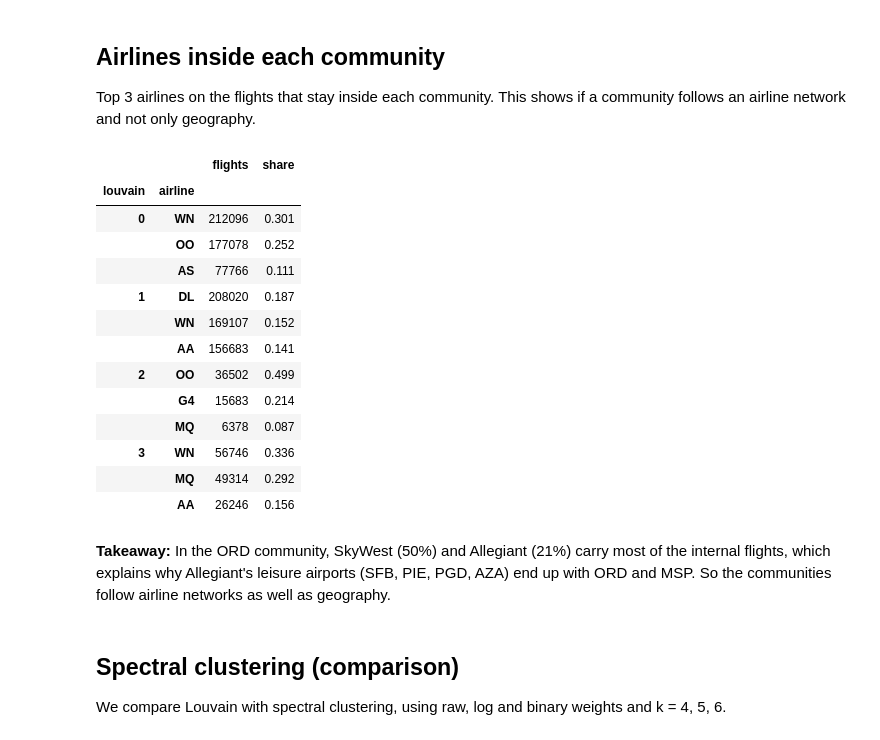
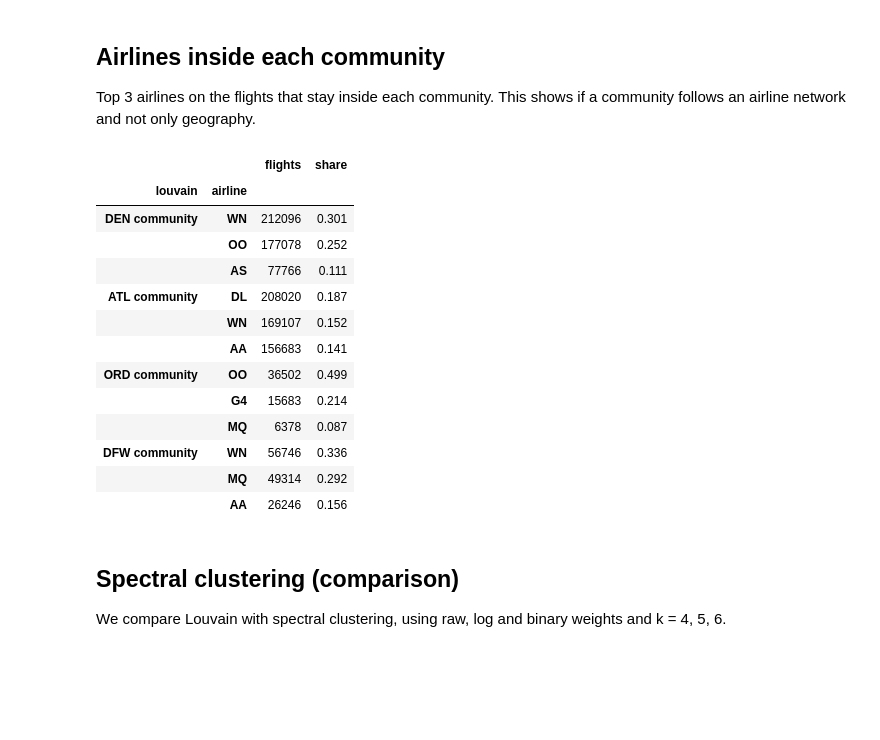
Before and after one commit to Smaash7/ComputationalToolsForDS, a Jupyter notebook: notebooks/03_airport_network.ipynb, the cells around one changed output. Cells and saved outputs as stored; diff of their text form; code cells hidden in the pictures; blank space fills up the shorter version.

```diff
--- a/notebooks/03_airport_network.ipynb
+++ b/notebooks/03_airport_network.ipynb
@@ -25,28 +25,29 @@ if str(project_root) not in sys.path:
 
 from src.config import CLEAN_PARQUET, EDGES_PARQUET, FIGURES_DIR, TABLES_DIR, RANDOM_SEED
 from src.data_loading import load_flights
-from src.network import build_edges, build_graph
+from src.network import best_louvain, build_edges, build_graph
 from src.profiling import track
 
 pd.set_option("display.float_format", "{:,.3f}".format)
 
-
+# save and show the figure
 def save_fig(fig, name):
     fig.tight_layout()
     fig.savefig(FIGURES_DIR / f"03_{name}.png", dpi=150)
     plt.show()
 
-
+# give every airport the number of its community, in the order of airport_list
 def community_labels(communities, airport_list):
-    # give every airport the number of its community
     community_of_airport = {}
     for number, community in enumerate(communities):
         for airport in community:
             community_of_airport[airport] = number
-    labels = []
-    for airport in airport_list:
-        labels.append(community_of_airport[airport])
-    return np.array(labels)
+    return np.array([community_of_airport[airport] for airport in airport_list])
+
+# the opposite: a list of sets of airports, one set per label
+def groups_from_labels(labels, airport_list):
+    airport_array = np.array(airport_list)
+    return [set(airport_array[labels == label]) for label in np.unique(labels)]
 # %% [markdown]
 ## Build the graph
 Each airport is a node and each route an edge. A→B and B→A become one edge, weighted by the number of flights. For betweenness we use distance = 1 / flights, so busy routes count as short.
@@ -317,47 +261,37 @@ Top 3 airlines on the flights that stay inside each community. This shows if a c
 # %%
 flights = load_flights(CLEAN_PARQUET, columns=["month", "origin", "dest", "op_unique_carrier"])
 flights = flights[flights["month"] <= 6]
-
 flights["c_origin"] = flights["origin"].astype(str).map(community_of)
 flights["c_dest"] = flights["dest"].astype(str).map(community_of)
 
 # only flights that stay inside one community
 inside_flights = flights[flights["c_origin"] == flights["c_dest"]]
-
-counts = inside_flights.groupby(["c_origin", "op_unique_carrier"], observed=True).size()
-counts = counts.rename("flights").reset_index()
-community_totals = counts.groupby("c_origin")["flights"].transform("sum")
-counts["share"] = counts["flights"] / community_totals
+counts = inside_flights.groupby(["c_origin", "op_unique_carrier"], observed=True).size().rename("flights").reset_index()
+counts["share"] = counts["flights"] / counts.groupby("c_origin")["flights"].transform("sum")
 
 # top 3 per community
-top3_parts = []
-for community in sorted(counts["c_origin"].unique()):
-    in_community = counts[counts["c_origin"] == community]
-    in_community = in_community.sort_values("flights", ascending=False)
-    top3_parts.append(in_community.head(3))
+top3 = counts.sort_values(["c_origin", "flights"], ascending=[True, False]).groupby("c_origin").head(3)
+top3 = top3.rename(columns={"c_origin": "louvain", "op_unique_carrier": "airline"})
+top3["louvain"] = top3["louvain"].astype(int).map(community_names)
 
-top3 = pd.concat(top3_parts)
-top3 = top3.rename(columns={"c_origin": "louvain", "op_unique_carrier": "airline"})
 
 display(top3.set_index(["louvain", "airline"]))
 top3.to_csv(TABLES_DIR / "03_community_airlines.csv", index=False)
 # %% [output]
 |  |  | flights | share |
 | louvain | airline |  |  |
-| 0 | WN | 212096 | 0.301 |
+| DEN community | WN | 212096 | 0.301 |
 |  | OO | 177078 | 0.252 |
 |  | AS | 77766 | 0.111 |
-| 1 | DL | 208020 | 0.187 |
+| ATL community | DL | 208020 | 0.187 |
 |  | WN | 169107 | 0.152 |
 |  | AA | 156683 | 0.141 |
-| 2 | OO | 36502 | 0.499 |
+| ORD community | OO | 36502 | 0.499 |
 |  | G4 | 15683 | 0.214 |
 |  | MQ | 6378 | 0.087 |
-| 3 | WN | 56746 | 0.336 |
+| DFW community | WN | 56746 | 0.336 |
 |  | MQ | 49314 | 0.292 |
 |  | AA | 26246 | 0.156 |
-# %% [markdown]
-**Takeaway:** In the ORD community, SkyWest (50%) and Allegiant (21%) carry most of the internal flights, which explains why Allegiant's leisure airports (SFB, PIE, PGD, AZA) end up with ORD and MSP. So the communities follow airline networks as well as geography.
 # %% [markdown]
 ## Spectral clustering (comparison)
 We compare Louvain with spectral clustering, using raw, log and binary weights and k = 4, 5, 6.
```
Also changed, not shown: parts of 19 cells of this notebook, 4 other files.
